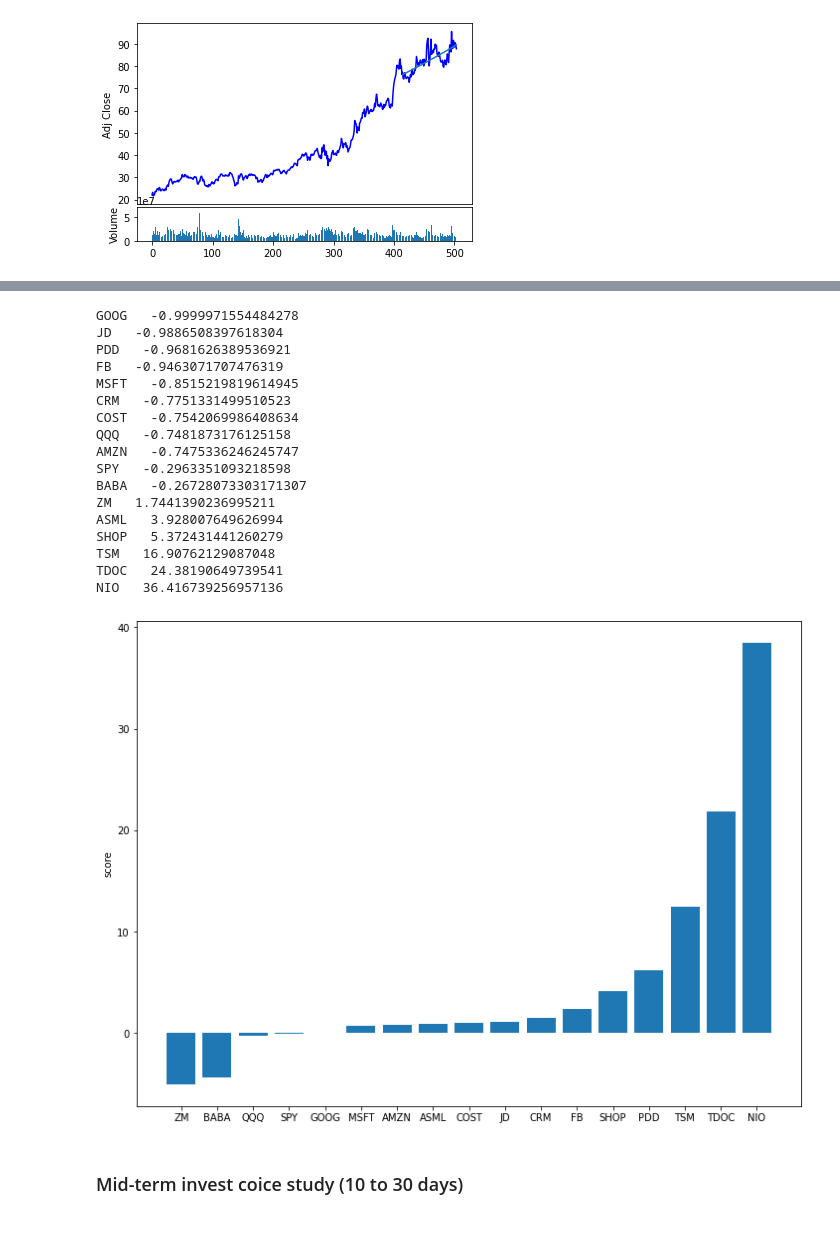
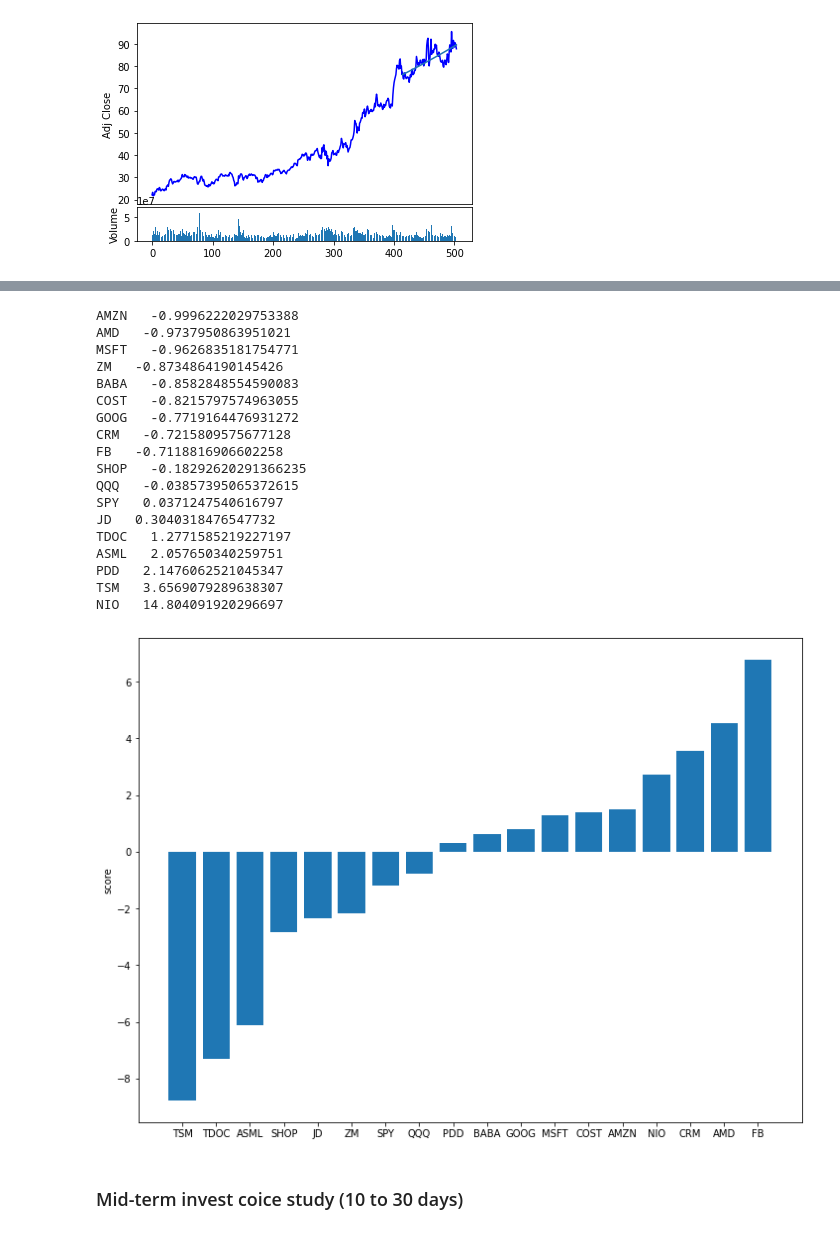
Before and after one commit to maxwillzq/algoTrading, a Jupyter notebook: Portfolio_Optimization_Algo_Trading.ipynb, the cells around one changed output, grey strips where cells are left out. Drawn from its saved outputs; the diff is of its cells as text; code cells hidden in the pictures.

```diff
--- a/Portfolio_Optimization_Algo_Trading.ipynb
+++ b/Portfolio_Optimization_Algo_Trading.ipynb
@@ -252,15 +252,22 @@ df = result['JD']
 draw_regular_plot(df)
 # %% [output]
 [figure]
+# %%
+stock_name_list = [
+                   'TDOC', 'NIO', 'COST',
+                   'SPY', 'QQQ', 'BABA',
+                   'JD', 'PDD', 'FB',
+                   'GOOG', 'MSFT', 'AMZN',
+                   'TSM', 'ASML', 'CRM',
+                   'SHOP', 'ZM', 'AMD']
+end = dt.datetime.now()
+start = dt.datetime(end.year - 5, end.month, end.day)
 # %%
-stock_name_list = ['TDOC', 'NIO', 'COST','SPY', 'QQQ', 'BABA', 'JD', 'PDD', 'FB', 'GOOG', 'MSFT', 'AMZN','TSM', 'ASML', 'CRM', 'SHOP', 'ZM']
-end = dt.datetime.now()
-start = dt.datetime(end.year - 3, end.month, end.day)
 result = {}
 for stock_name in stock_name_list:
   df = read_stock_data_to_df(stock_name,start, end)
-  df['indicator_1'] =  indicator_1(df, {"MA": 10})
-  df['indicator_2'] =  indicator_2(df, {"MA": 10})
+  df['indicator_1'] =  indicator_1(df, {"MA": 30})
+  df['indicator_2'] =  indicator_2(df, {"MA": 30})
   result[stock_name] = df
 
 plt.figure(figsize=(12,9))
@@ -293,21 +300,22 @@ plt.show()
-GOOG   -0.9999971554484278
-JD   -0.9886508397618304
-PDD   -0.9681626389536921
-FB   -0.9463071707476319
-MSFT   -0.8515219819614945
-CRM   -0.7751331499510523
-COST   -0.7542069986408634
-QQQ   -0.7481873176125158
-AMZN   -0.7475336246245747
-SPY   -0.2963351093218598
-BABA   -0.26728073303171307
-ZM   1.7441390236995211
-ASML   3.928007649626994
-SHOP   5.372431441260279
-TSM   16.90762129087048
-TDOC   24.38190649739541
-NIO   36.416739256957136
+AMZN   -0.9996222029753388
+AMD   -0.9737950863951021
+MSFT   -0.9626835181754771
+ZM   -0.8734864190145426
+BABA   -0.8582848554590083
+COST   -0.8215797574963055
+GOOG   -0.7719164476931272
+CRM   -0.7215809575677128
+FB   -0.7118816906602258
+SHOP   -0.18292620291366235
+QQQ   -0.03857395065372615
+SPY   0.0371247540616797
+JD   0.3040318476547732
+TDOC   1.2771585219227197
+ASML   2.057650340259751
+PDD   2.1476062521045347
+TSM   3.6569079289638307
+NIO   14.804091920296697
-[figure, old version]
+[figure, new version]
 # %% [markdown]
 ### Mid-term invest coice study (10  to 30 days)
 # %%
```
Also changed, not shown: parts of 4 cells of this notebook.
